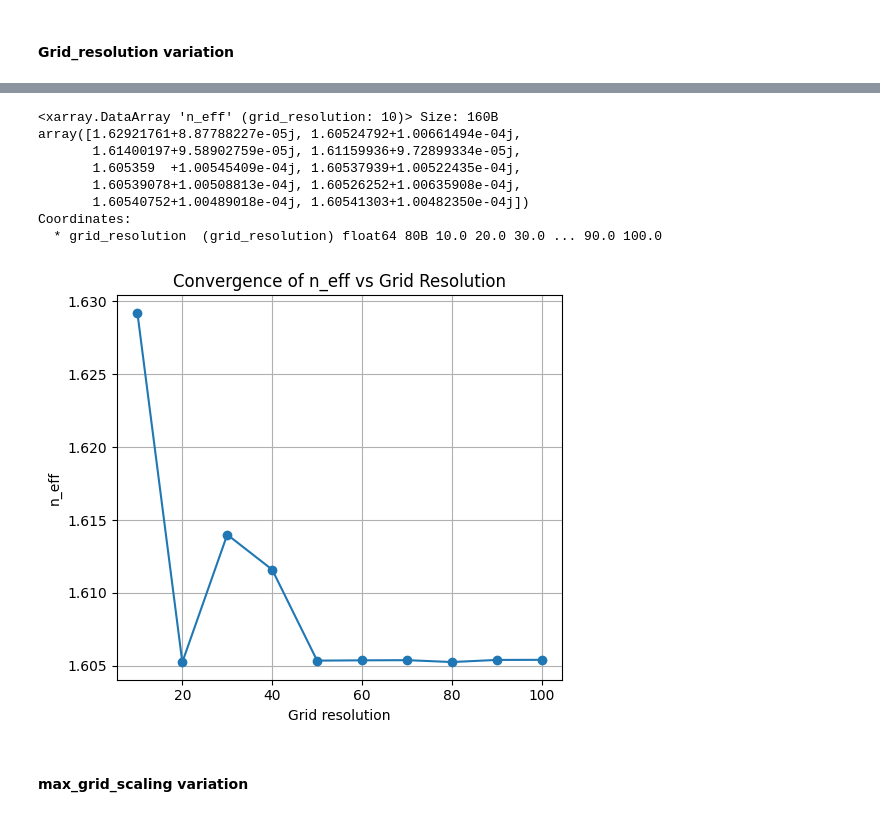
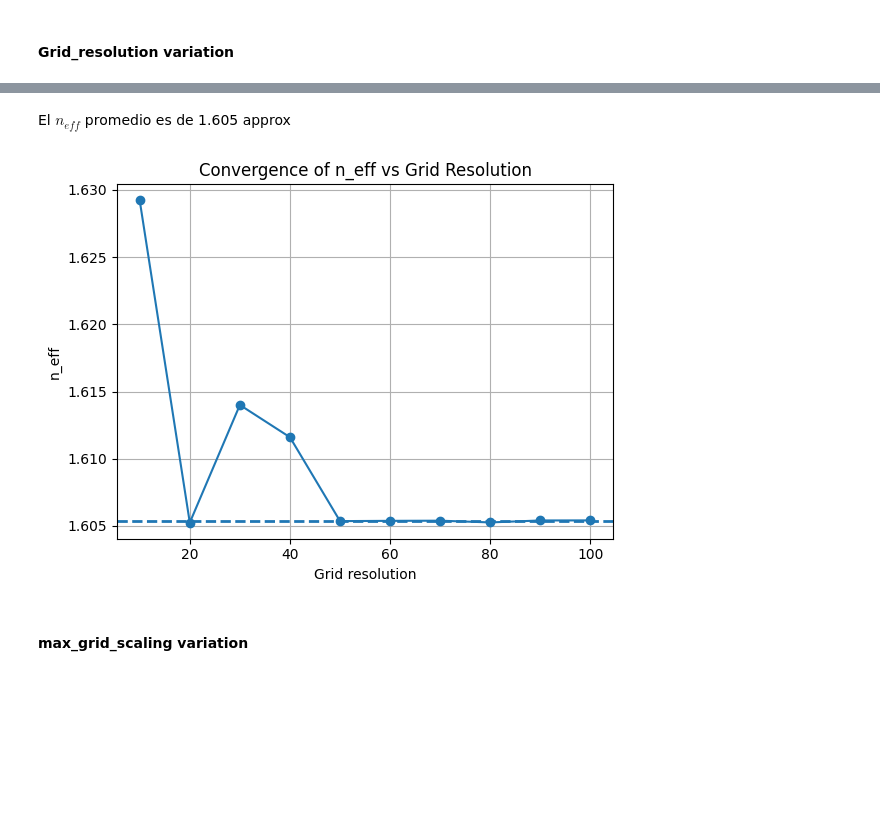
Before and after one commit to niospinamev2/pic-upv-lab1, a Jupyter notebook: WAVEGUIDES_Student.ipynb, the cells around one changed output, grey strips where cells are left out. Drawn from its saved outputs; the diff is of its cells as text; code cells hidden in the pictures; blank space fills up the shorter version.

```diff
--- a/WAVEGUIDES_Student.ipynb
+++ b/WAVEGUIDES_Student.ipynb
@@ -69,7 +69,7 @@ deep_waveguide.plot_index()
 # %% [markdown]
 #### Grid_resolution variation
 # %%
-deep_waveguide = gt.modes.Waveguide(
+deep_waveguide_Sin_grid_resolution = gt.modes.Waveguide(
     # Geometrical Parameters
     core_width=1.2, # Waveguide width
     core_thickness=300 * nm, # Waveguide height
@@ -94,7 +94,6 @@ print(deep_waveguide_neff)
 # %%
 step_size = 10
 grid_resolution = np.arange(10, 100 + step_size, step_size)
-
-sweep_neff = gt.modes.sweep_n_eff(deep_waveguide,
+sweep_neff_Sin_grid_resolution = gt.modes.sweep_n_eff(deep_waveguide_Sin_grid_resolution,
                              grid_resolution=grid_resolution)
 # %% [output]
@@ -111,25 +110,23 @@ sweep_neff = gt.modes.sweep_n_eff(deep_waveguide,
-# %%
-sweep_neff
-# %% [output]
-<xarray.DataArray 'n_eff' (grid_resolution: 10)> Size: 160B
-array([1.62921761+8.87788227e-05j, 1.60524792+1.00661494e-04j,
-       1.61400197+9.58902759e-05j, 1.61159936+9.72899334e-05j,
-       1.605359  +1.00545409e-04j, 1.60537939+1.00522435e-04j,
-       1.60539078+1.00508813e-04j, 1.60526252+1.00635908e-04j,
-       1.60540752+1.00489018e-04j, 1.60541303+1.00482350e-04j])
-Coordinates:
-  * grid_resolution  (grid_resolution) float64 80B 10.0 20.0 30.0 ... 90.0 100.0
+# %%
+mask = sweep_neff_Sin_grid_resolution.real < 1.610
+
+grid_filtered = grid_resolution[mask]
+neff_filtered = sweep_neff_Sin_grid_resolution.real[mask]
+neff_mean = np.mean(neff_filtered)
+# %% [markdown]
+El $n_{eff}$ promedio es de 1.605 approx
 # %%
-plt.figure()
-plt.plot(grid_resolution, sweep_neff.real, marker='o')
+plt.figure(figsize=(7, 4.5))
+plt.plot(grid_resolution, sweep_neff_Sin_grid_resolution.real, marker='o')
+plt.axhline(neff_mean, linestyle='--', linewidth=2)
 plt.xlabel("Grid resolution")
 plt.ylabel("n_eff")
 plt.title("Convergence of n_eff vs Grid Resolution")
 plt.grid(True)
 plt.tight_layout(rect=[0, 0, 0.85, 1])
-plt.savefig('Convergence of n_eff vs Grid Resolution.png', bbox_inches='tight')
+plt.savefig('Convergence of n_eff vs Grid Resolution SIN.png', bbox_inches='tight')
 # %% [output]
-[figure, old version]
+[figure, new version]
 # %% [markdown]
  #### max_grid_scaling variation
 # %%
```
Also changed, not shown: parts of 30 cells of this notebook, 15 other files.
